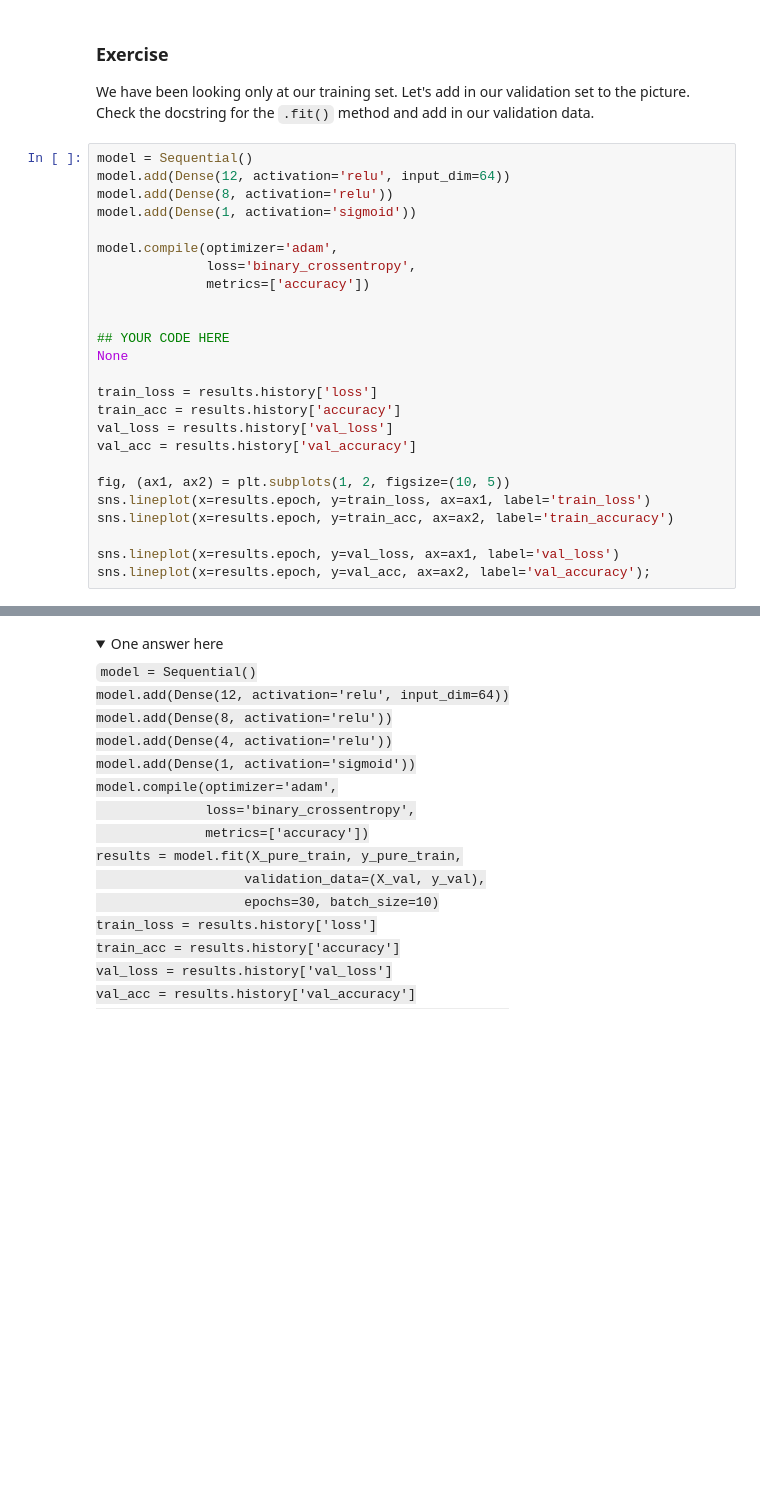
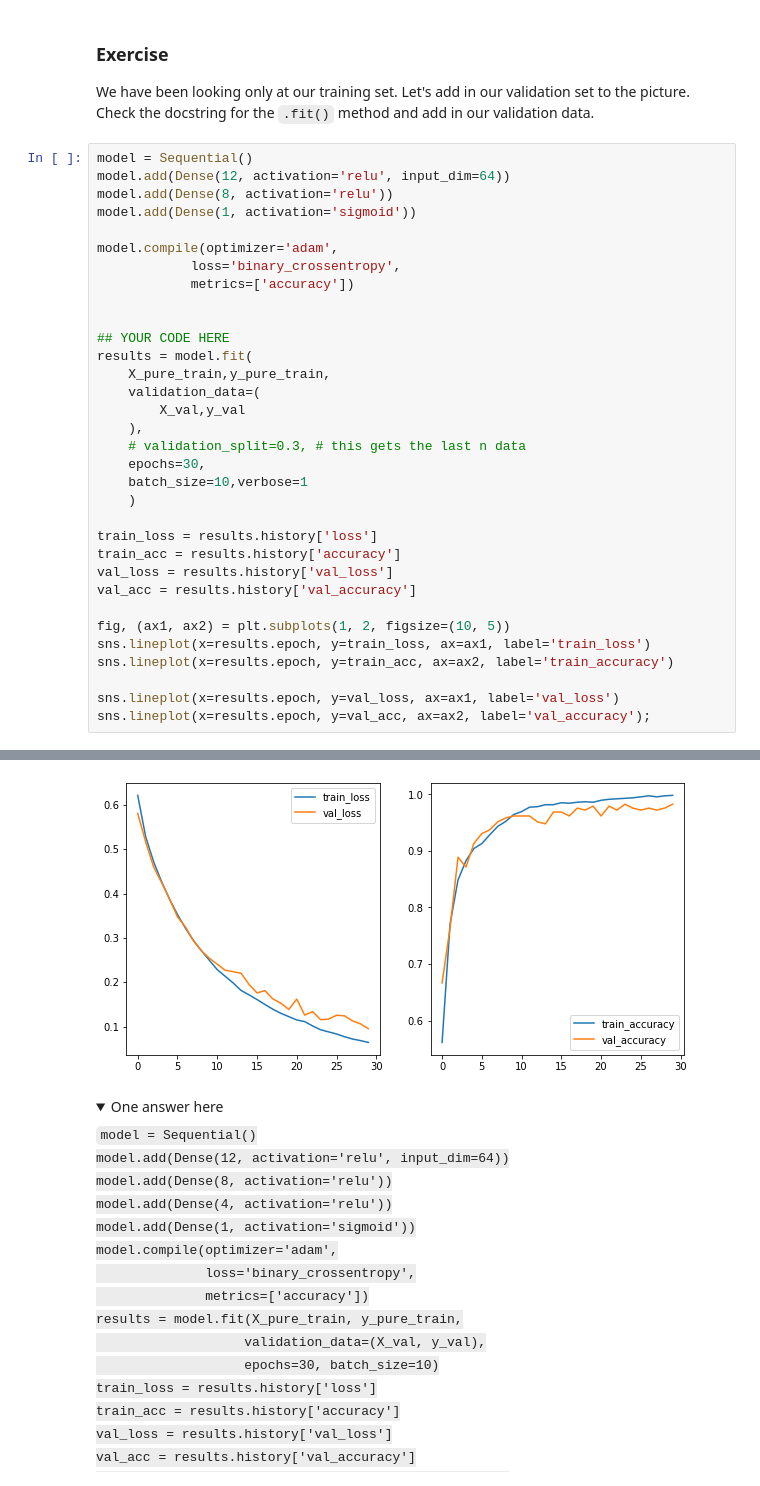
Before and after one commit to ParkedHampster/DS-Live-022023, a Jupyter notebook: Phase4/Lectures/16_Topic_39_network_regularization_and_evaluation.ipynb, the cells around one changed output, grey strips where cells are left out. Cells and saved outputs as stored; diff of their text form; folded sections open; blank space fills up the shorter version.

```diff
--- a/Phase4/Lectures/16_Topic_39_network_regularization_and_evaluation.ipynb
+++ b/Phase4/Lectures/16_Topic_39_network_regularization_and_evaluation.ipynb
@@ -167,12 +301,20 @@ model.add(Dense(8, activation='relu'))
 model.add(Dense(1, activation='sigmoid'))
 
 model.compile(optimizer='adam',
-              loss='binary_crossentropy',
-              metrics=['accuracy'])
+            loss='binary_crossentropy',
+            metrics=['accuracy'])
 
 
 ## YOUR CODE HERE
-None
+results = model.fit(
+    X_pure_train,y_pure_train,
+    validation_data=(
+        X_val,y_val
+    ),
+    # validation_split=0.3, # this gets the last n data
+    epochs=30,
+    batch_size=10,verbose=1
+    )
 
 train_loss = results.history['loss']
 train_acc = results.history['accuracy']
@@ -185,3 +327,4 @@ sns.lineplot(x=results.epoch, y=train_acc, ax=ax2, label='train_accuracy')
 
 sns.lineplot(x=results.epoch, y=val_loss, ax=ax1, label='val_loss')
 sns.lineplot(x=results.epoch, y=val_acc, ax=ax2, label='val_accuracy');
+# %% [output]
@@ -188,3 +348,4 @@ sns.lineplot(x=results.epoch, y=val_acc, ax=ax2, label='val_accuracy');
+[figure, added]
 # %% [markdown]
 <details>
     <summary>One answer here</summary>
```
Also changed, not shown: parts of 30 cells of this notebook.
